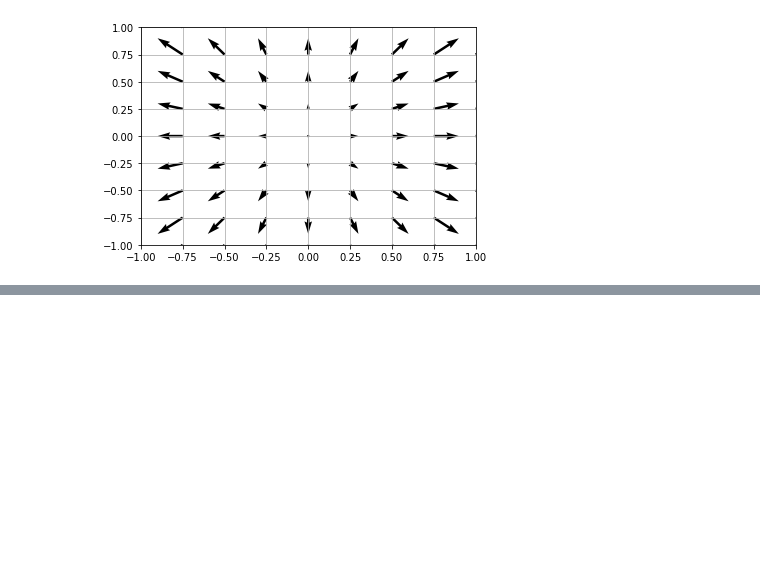
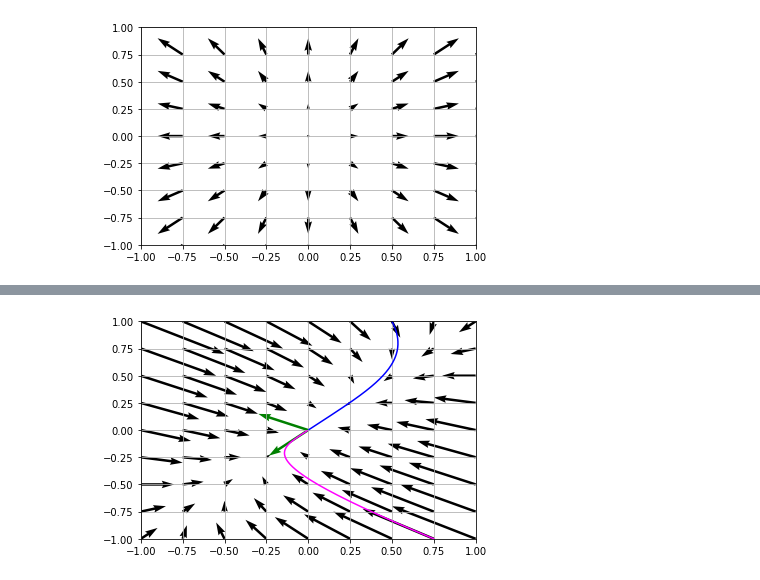
Before and after one commit to nkknj/strogatz, a Jupyter notebook: Chapter5_exercise.ipynb, the cells around one changed output, grey strips where cells are left out. Cells and saved outputs as stored; diff of their text form; code cells hidden in the pictures; blank space fills up the shorter version.

```diff
--- a/Chapter5_exercise.ipynb
+++ b/Chapter5_exercise.ipynb
@@ -332,0 +450,43 @@ plt.show()
+# %%
+#5.2.6
+
+A=np.array([
+    [-3, 2],
+    [1, -2]
+])
+
+X=np.linspace(-1, 1, 9)
+Y=np.linspace(-1, 1, 9)
+
+#ベクトル場の描出
+for x in X:
+    for y in Y:
+        grad=np.dot(A, np.array([x, y]))
+        plt.quiver(x, y, grad[0], grad[1], angles='xy', scale_units='xy', scale=10)
+
+#軌道例
+a=np.array([0.75, -1]).reshape(2, 1)
+for t in range(400):
+    temp=np.dot(A, a[:, -1])
+    temp=a[:, -1]+temp*0.01
+    a=np.c_[a, temp]
+plt.plot(a[0], a[1], linestyle='-', color='magenta')
+
+a=np.array([0.5, 1]).reshape(2, 1)
+for t in range(500):
+    temp=np.dot(A, a[:, -1])
+    temp=a[:, -1]+temp*0.01
+    a=np.c_[a, temp]
+plt.plot(a[0], a[1], linestyle='-', color='b')
+
+#固有ベクトル
+la, v=np.linalg.eig(A)
+for i in range(la.size):
+    plt.quiver(0, 0, v[0, i], v[1, i], angles='xy', scale_units='xy', scale=3, color='green')
+
+plt.xlim(-1, 1)
+plt.ylim(-1, 1)
+plt.grid()
+plt.show()
+# %% [output]
+[figure, added]
```
Also changed, not shown: parts of 17 cells of this notebook.
